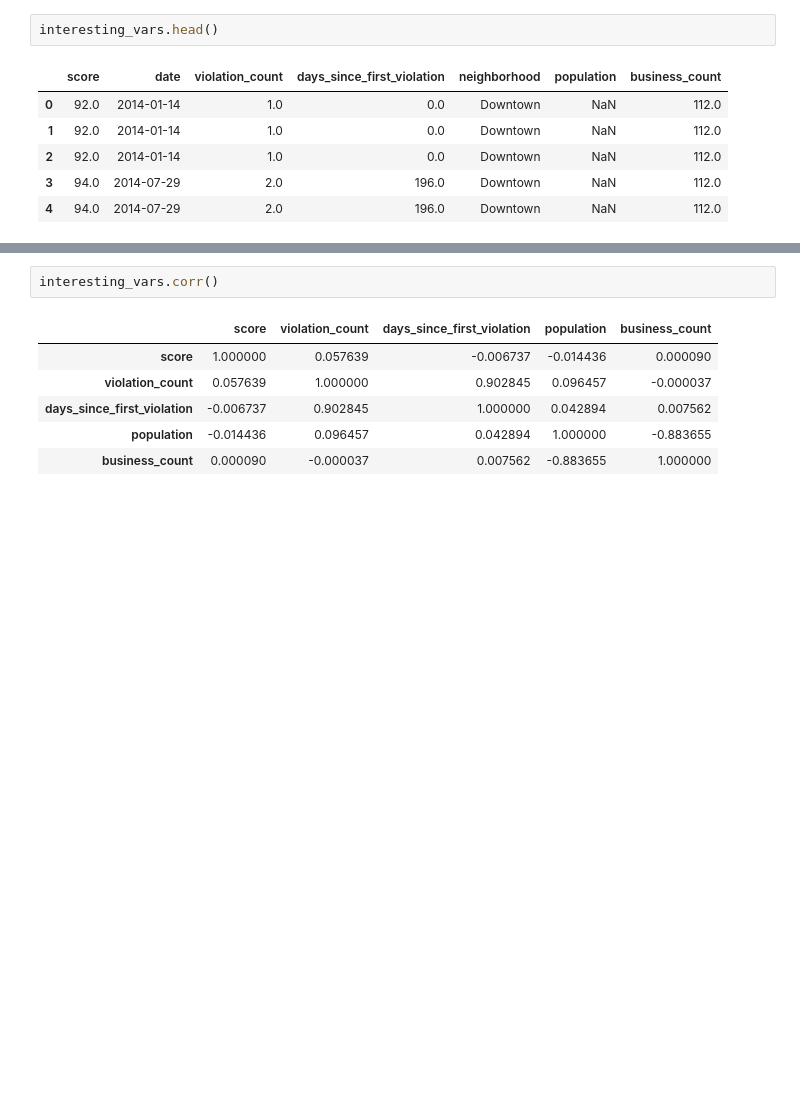
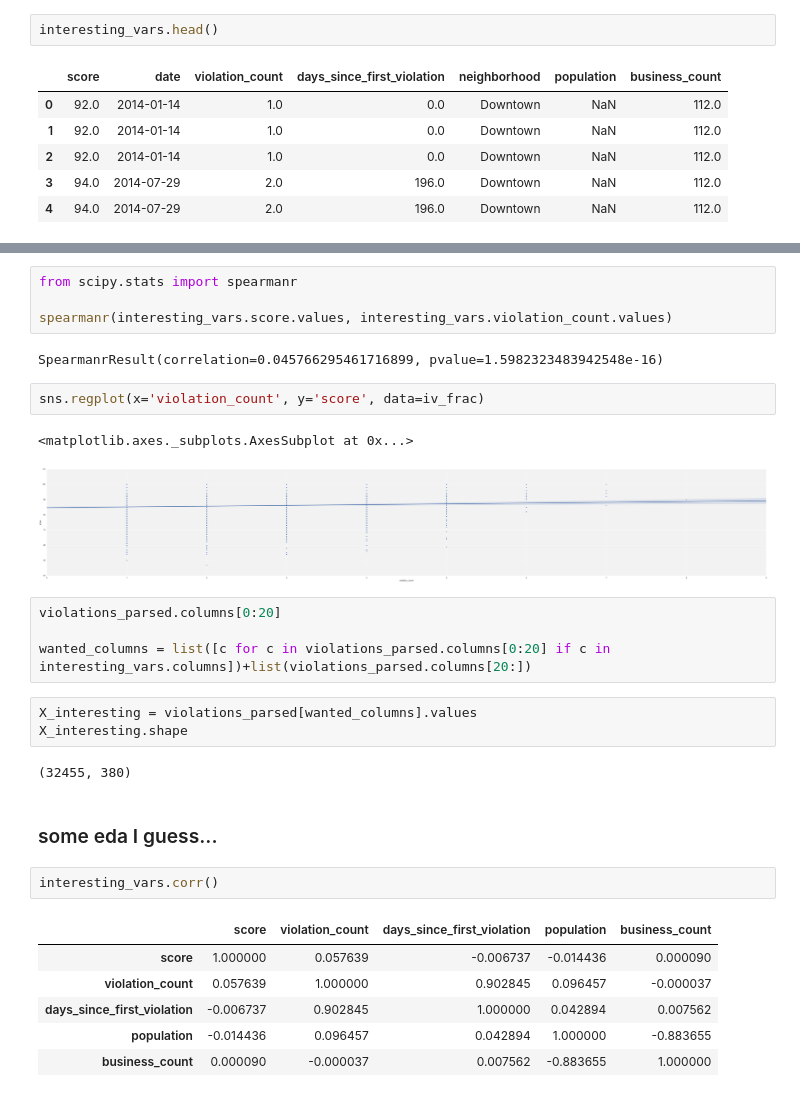
Before and after one commit to vnessified/DSI-SF-2-vnessified, a Jupyter notebook: projects/project-04/project-4-regression.ipynb, the cells around one changed output, grey strips where cells are left out. Saved outputs shown, nothing was run; the diff lists cells and outputs as text; blank space fills up the shorter version.

```diff
--- a/projects/project-04/project-4-regression.ipynb
+++ b/projects/project-04/project-4-regression.ipynb
@@ -360,3 +371,25 @@ interesting_vars.head()
+# %%
+from scipy.stats import spearmanr
+
+spearmanr(interesting_vars.score.values, interesting_vars.violation_count.values)
+# %% [output]
+SpearmanrResult(correlation=0.045766295461716899, pvalue=1.5982323483942548e-16)
+# %%
+sns.regplot(x='violation_count', y='score', data=iv_frac)
+# %% [output]
+<matplotlib.axes._subplots.AxesSubplot at 0x...>
+[figure, added]
+# %%
+violations_parsed.columns[0:20]
+
+wanted_columns = list([c for c in violations_parsed.columns[0:20] if c in interesting_vars.columns])+list(violations_parsed.columns[20:])
+# %%
+X_interesting = violations_parsed[wanted_columns].values
+X_interesting.shape
+# %% [output]
+(32455, 380)
+# %% [markdown]
+### some eda I guess...
 # %%
 interesting_vars.corr()
 # %% [output]
```
Also changed, not shown: parts of 31 cells of this notebook.
